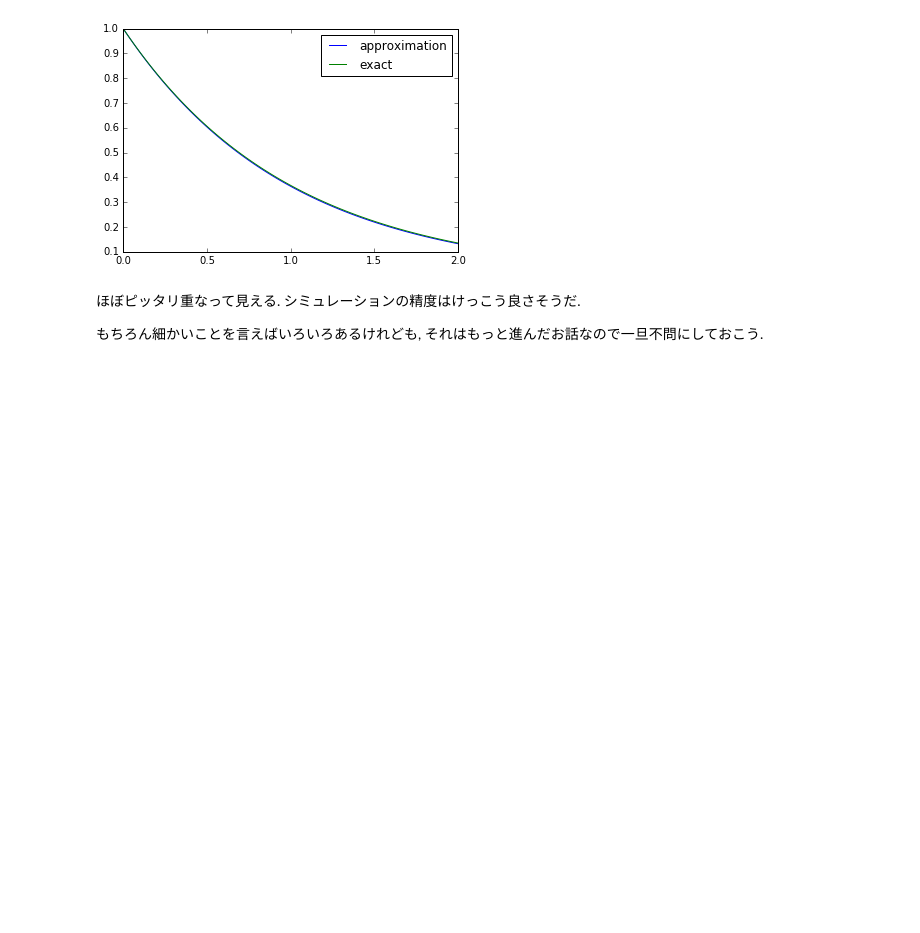
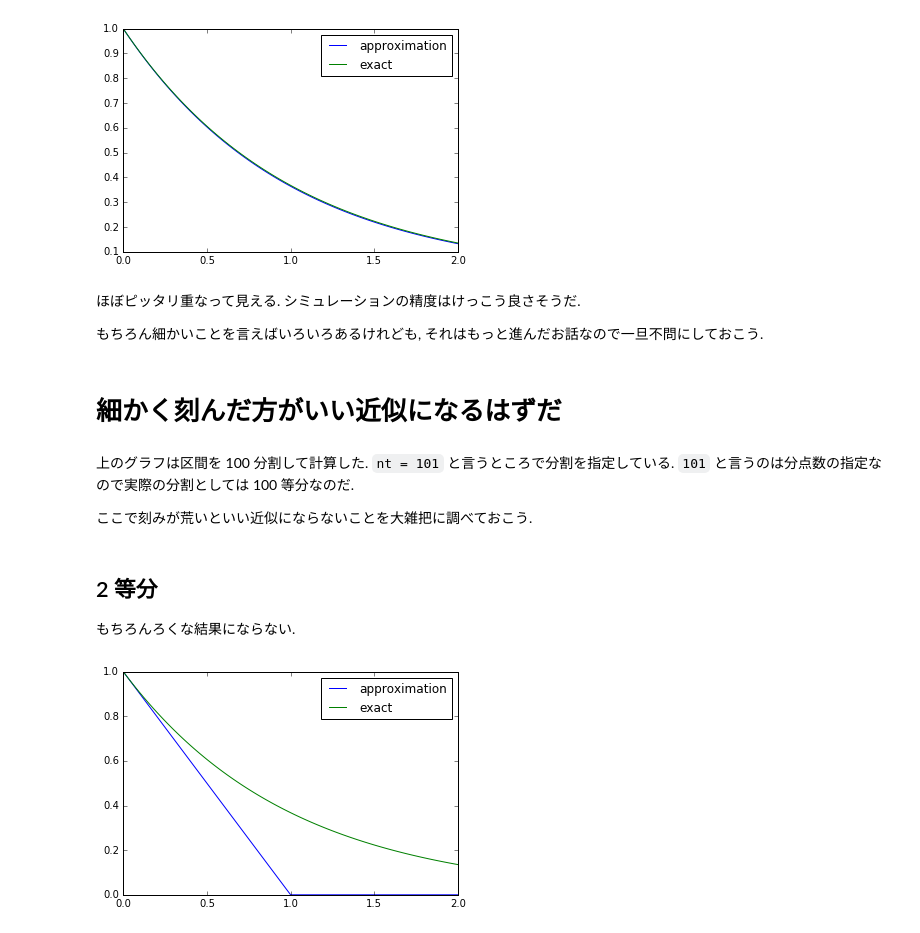
Before and after one commit to phasetr/mathcodes, a Jupyter notebook: jupyter/math_refuge/radioactive.ipynb, the cells around one changed output. Saved outputs shown, nothing was run; the diff lists cells and outputs as text; code cells hidden in the pictures; blank space fills up the shorter version.

Commit message:
Add graphs for changing the intervel division parameter

```diff
--- a/jupyter/math_refuge/radioactive.ipynb
+++ b/jupyter/math_refuge/radioactive.ipynb
@@ -126,3 +126,33 @@ plt.show()
 
 もちろん細かいことを言えばいろいろあるけれども,
 それはもっと進んだお話なので一旦不問にしておこう.
+# %% [markdown]
+# 細かく刻んだ方がいい近似になるはずだ
+# %% [markdown]
+上のグラフは区間を 100 分割して計算した.
+`nt = 101` と言うところで分割を指定している.
+`101` と言うのは分点数の指定なので実際の分割としては 100 等分なのだ.
+
+ここで刻みが荒いといい近似にならないことを大雑把に調べておこう.
+# %% [markdown]
+## 2 等分
+
+もちろんろくな結果にならない.
+# %%
+# 近次解
+nt = 3
+x_approx = radioactive_euler(nt, init)
+plt.plot(np.linspace(0, 2, nt), x_approx)
+
+# 厳密解
+nt = 101
+t = np.linspace(0, 2, nt)
+x_exact = init * np.exp(- c * t)
+plt.plot(t, x_exact)
+
+# 凡例
+plt.legend(['approximation', 'exact'])
+# 描画
+plt.show()
+# %% [output]
+[figure, added]
```
Also changed, not shown: parts of 13 cells of this notebook.
